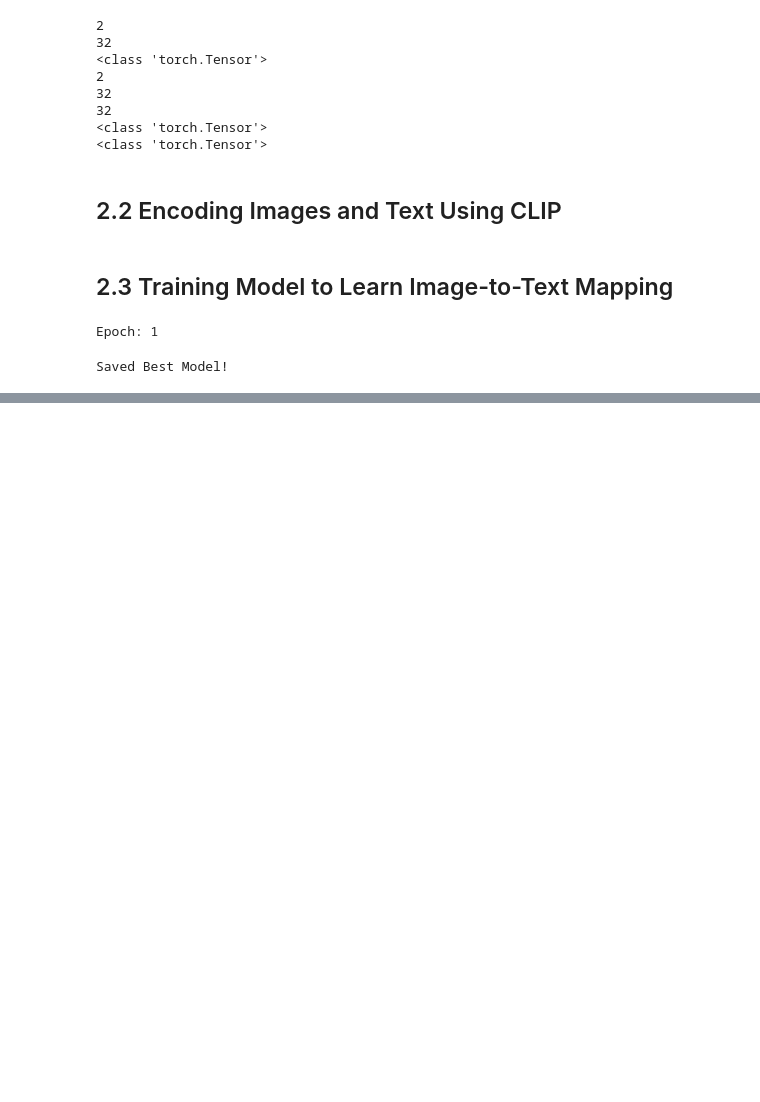
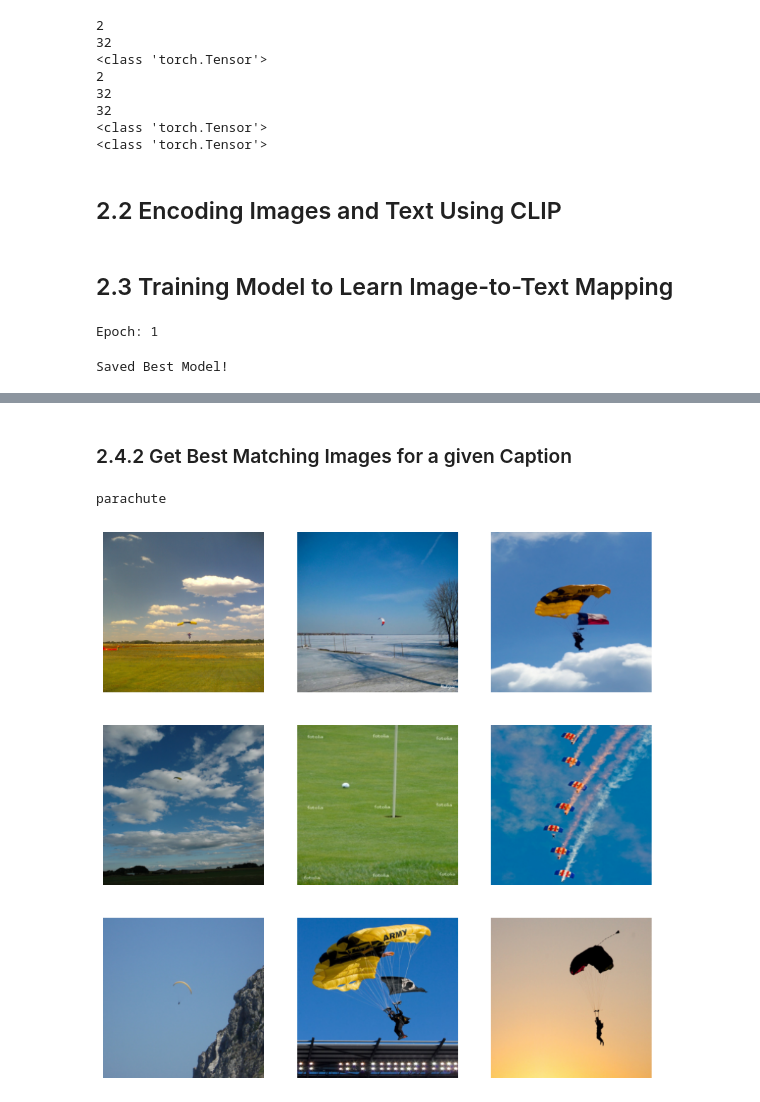
Before and after one commit to RKGoel/Multimodal-AI-in-Action, a Jupyter notebook: Ch02/clip.ipynb, the cells around one changed output, grey strips where cells are left out. Drawn from its saved outputs; the diff is of its cells as text; code cells hidden in the pictures; blank space fills up the shorter version.

```diff
--- a/Ch02/clip.ipynb
+++ b/Ch02/clip.ipynb
@@ -368,0 +500,2 @@ Saved Best Model!
+# %% [markdown]
+### 2.4.2 Get Best Matching Images for a given Caption
@@ -368,0 +545,24 @@ Saved Best Model!
+# %%
+def show_images(indices):
+    _, axes = plt.subplots(3, 3, figsize=(10, 10))
+
+    matches = [image_dataset[idx][0] for idx in indices]
+    for match, ax in zip(matches, axes.flatten()):
+        image = match.numpy().transpose(1, 2, 0)
+        image = image * np.array([0.229, 0.224, 0.225]) + np.array([0.485, 0.456, 0.406])
+        image = (image * 255).astype('uint8')
+        image = Image.fromarray(image)
+        ax.imshow(image)
+        ax.axis("off")
+
+    plt.show()
+# %%
+c2i = Caption2Image(image_dataset)
+# %%
+caption = c2i.get_random_caption(caption_dataset)
+print(caption)
+indices = c2i.get_images(caption)
+show_images(indices)
+# %% [output]
+parachute
+[figure, added]
```
Also changed, not shown: parts of 12 cells of this notebook.
